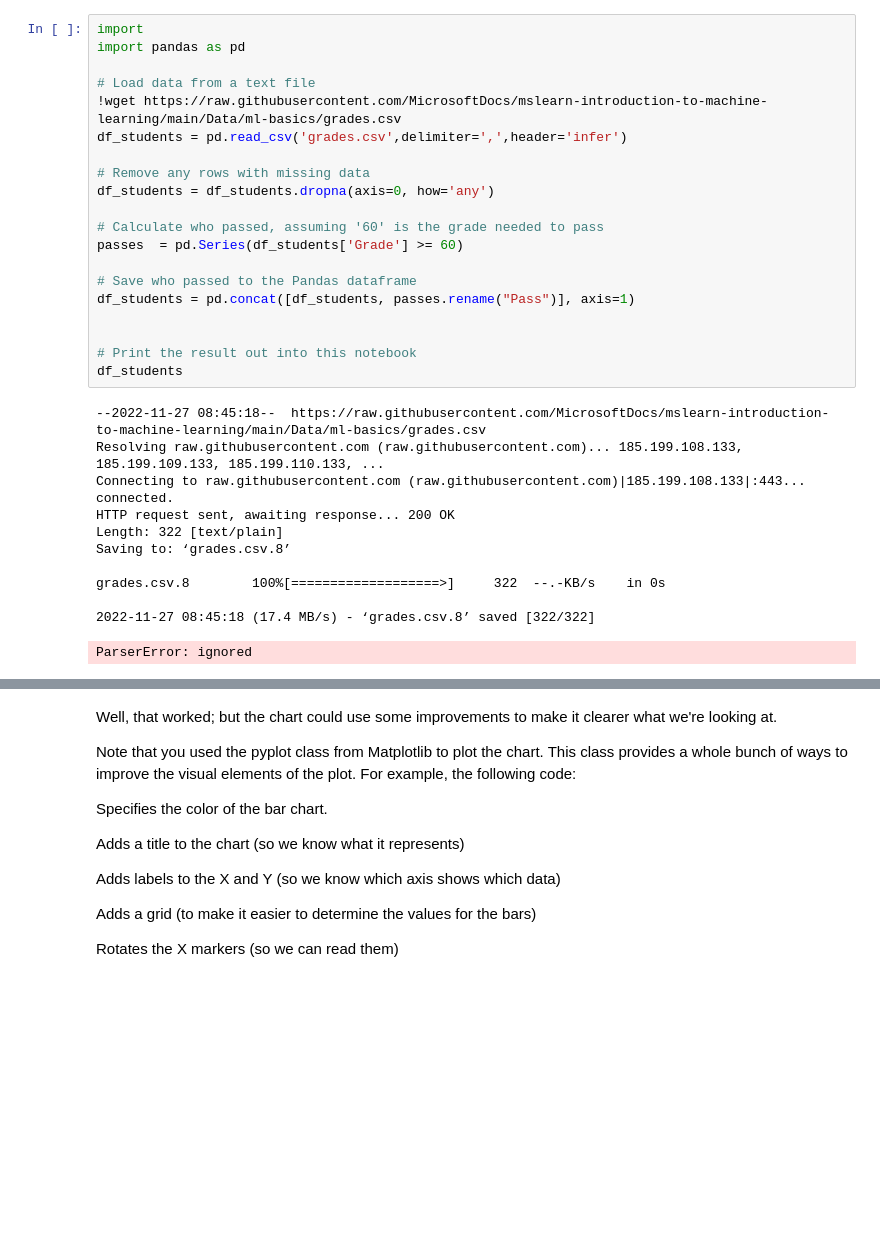
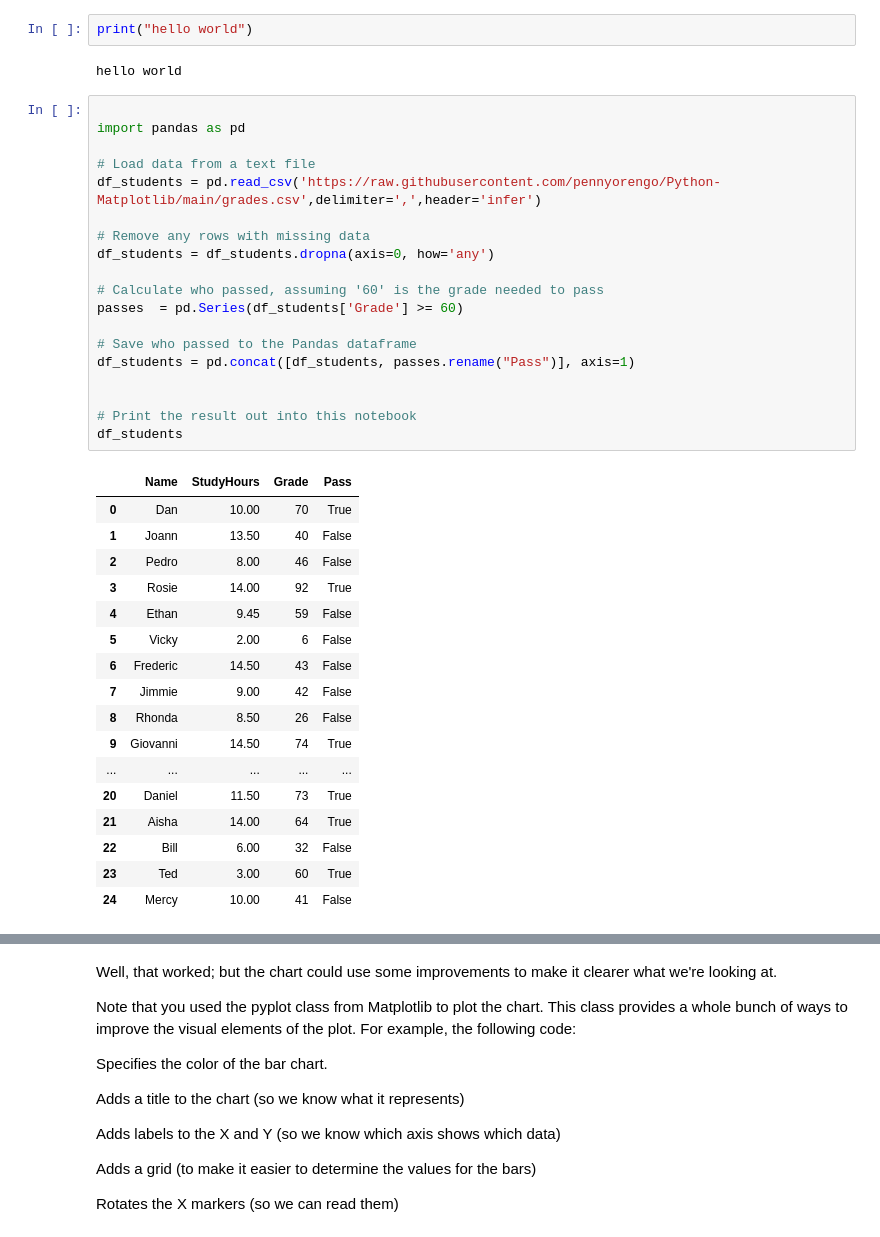
Before and after one commit to pennyorengo/Python-Matplotlib, a Jupyter notebook: Visualizing_data_with_Matplotlib.ipynb, the cells around one changed output, grey strips where cells are left out. Cells and saved outputs as stored; diff of their text form; blank space fills up the shorter version.

```diff
--- a/Visualizing_data_with_Matplotlib.ipynb
+++ b/Visualizing_data_with_Matplotlib.ipynb
@@ -1,37 +1,46 @@
 # %% [markdown]
 <a href="https://colab.research.google.com/github/pennyorengo/Python-Matplotlib/blob/main/Visualizing_data_with_Matplotlib.ipynb" target="_parent"><img src="https://colab.research.google.com/assets/colab-badge.svg" alt="Open In Colab"/></a>
+# %%
+print("hello world")
+# %% [output]
+hello world
 # %%
-import
+
 import pandas as pd
 
 # Load data from a text file
-!wget https://raw.githubusercontent.com/MicrosoftDocs/mslearn-introduction-to-machine-learning/main/Data/ml-basics/grades.csv
-df_students = pd.read_csv('grades.csv',delimiter=',',header='infer')
+df_students = pd.read_csv('https://raw.githubusercontent.com/pennyorengo/Python-Matplotlib/main/grades.csv',delimiter=',',header='infer')
 
 # Remove any rows with missing data
 df_students = df_students.dropna(axis=0, how='any')
 
 # Calculate who passed, assuming '60' is the grade needed to pass
 passes  = pd.Series(df_students['Grade'] >= 60)
 
 # Save who passed to the Pandas dataframe
 df_students = pd.concat([df_students, passes.rename("Pass")], axis=1)
 
 
 # Print the result out into this notebook
 df_students
 # %% [output]
---2022-11-27 08:45:18--  https://raw.githubusercontent.com/MicrosoftDocs/mslearn-introduction-to-machine-learning/main/Data/ml-basics/grades.csv
-Resolving raw.githubusercontent.com (raw.githubusercontent.com)... 185.199.108.133, 185.199.109.133, 185.199.110.133, ...
-Connecting to raw.githubusercontent.com (raw.githubusercontent.com)|185.199.108.133|:443... connected.
-HTTP request sent, awaiting response... 200 OK
-Length: 322 [text/plain]
-Saving to: ‘grades.csv.8’
-
-grades.csv.8        100%[===================>]     322  --.-KB/s    in 0s
-
-2022-11-27 08:45:18 (17.4 MB/s) - ‘grades.csv.8’ saved [322/322]
-ParserError: ignored
+|  | Name | StudyHours | Grade | Pass |
+| 0 | Dan | 10.00 | 70 | True |
+| 1 | Joann | 13.50 | 40 | False |
+| 2 | Pedro | 8.00 | 46 | False |
+| 3 | Rosie | 14.00 | 92 | True |
+| 4 | Ethan | 9.45 | 59 | False |
+| 5 | Vicky | 2.00 | 6 | False |
+| 6 | Frederic | 14.50 | 43 | False |
+| 7 | Jimmie | 9.00 | 42 | False |
+| 8 | Rhonda | 8.50 | 26 | False |
+| 9 | Giovanni | 14.50 | 74 | True |
+| ... | ... | ... | ... | ... |
+| 20 | Daniel | 11.50 | 73 | True |
+| 21 | Aisha | 14.00 | 64 | True |
+| 22 | Bill | 6.00 | 32 | False |
+| 23 | Ted | 3.00 | 60 | True |
+| 24 | Mercy | 10.00 | 41 | False |
 # %%
 # Ensure plots are displayed inline in the notebook
 %matplotlib inline
```
Also changed, not shown: parts of 2 cells of this notebook.
